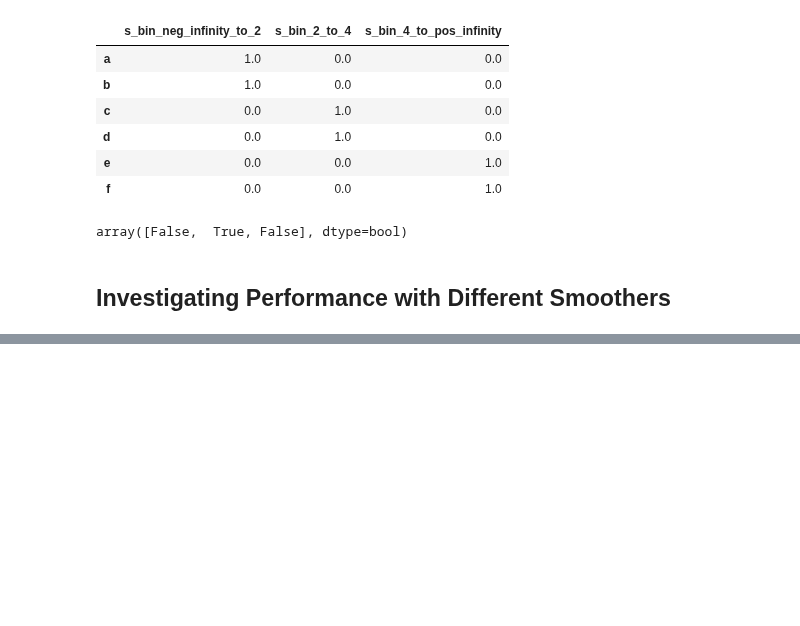
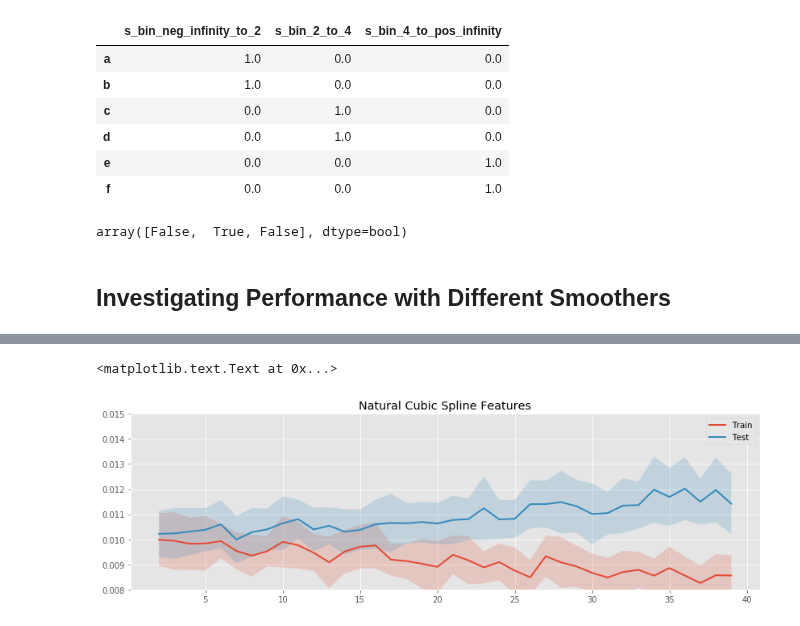
Before and after one commit to madrury/basis-expansions, a Jupyter notebook: basis-expansion-regressions.ipynb, the cells around one changed output, grey strips where cells are left out. Saved outputs shown, nothing was run; the diff lists cells and outputs as text; code cells hidden in the pictures; blank space fills up the shorter version.

```diff
--- a/basis-expansion-regressions.ipynb
+++ b/basis-expansion-regressions.ipynb
@@ -305,5 +311,8 @@ ax.set_title("Piecewise Linear Features")
 # %%
 fig, ax = plt.subplots(figsize=(14, 4))
-plot_simulation_expreiment(ax, ncs_mean_errors, ncs_std_errors)
+plot_simulation_expreiment(ax, degrees_of_freedom, ncs_mean_errors, ncs_std_errors)
 ax.set_ylim(0.008, 0.015)
 ax.set_title("Natural Cubic Spline Features")
+# %% [output]
+<matplotlib.text.Text at 0x...>
+[figure, added]
```
Also changed, not shown: parts of 11 cells of this notebook.
